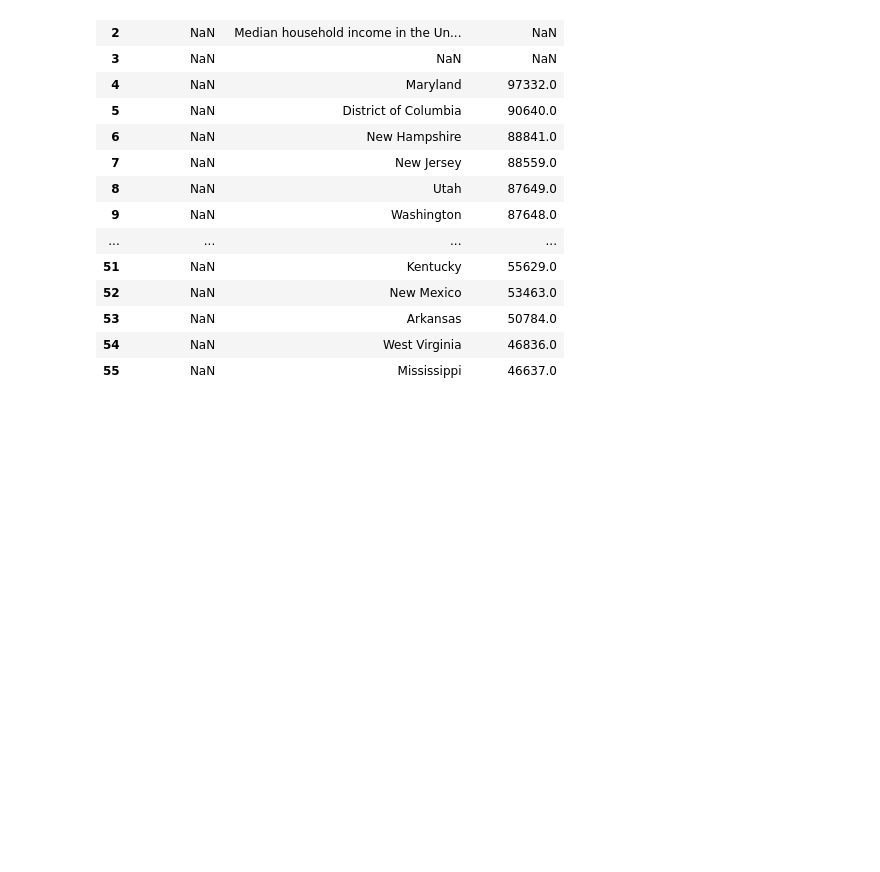
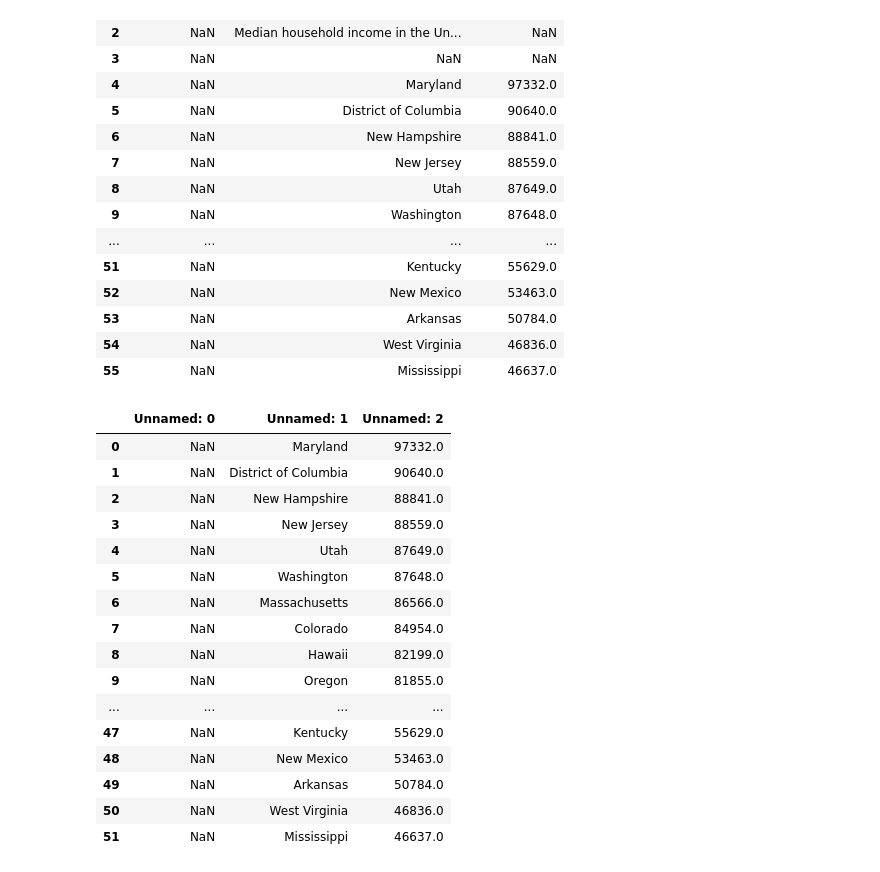
Before and after one commit to scost46/TN_Obesity_Analysis_Capstone, a Jupyter notebook: notebooks/USA_state_comparison.ipynb, the cells around one changed output. Drawn from its saved outputs; the diff is of its cells as text; code cells hidden in the pictures; blank space fills up the shorter version.

```diff
--- a/notebooks/USA_state_comparison.ipynb
+++ b/notebooks/USA_state_comparison.ipynb
@@ -87,3 +87,24 @@ household_income_by_state
 | 53 | NaN | Arkansas | 50784.0 |
 | 54 | NaN | West Virginia | 46836.0 |
 | 55 | NaN | Mississippi | 46637.0 |
+# %%
+household_income_by_state = household_income_by_state.drop(range(4)).reset_index(drop=True)
+household_income_by_state
+# %% [output]
+|  | Unnamed: 0 | Unnamed: 1 | Unnamed: 2 |
+| 0 | NaN | Maryland | 97332.0 |
+| 1 | NaN | District of Columbia | 90640.0 |
+| 2 | NaN | New Hampshire | 88841.0 |
+| 3 | NaN | New Jersey | 88559.0 |
+| 4 | NaN | Utah | 87649.0 |
+| 5 | NaN | Washington | 87648.0 |
+| 6 | NaN | Massachusetts | 86566.0 |
+| 7 | NaN | Colorado | 84954.0 |
+| 8 | NaN | Hawaii | 82199.0 |
+| 9 | NaN | Oregon | 81855.0 |
+| ... | ... | ... | ... |
+| 47 | NaN | Kentucky | 55629.0 |
+| 48 | NaN | New Mexico | 53463.0 |
+| 49 | NaN | Arkansas | 50784.0 |
+| 50 | NaN | West Virginia | 46836.0 |
+| 51 | NaN | Mississippi | 46637.0 |
```
Also changed, not shown: parts of 2 cells of this notebook.
